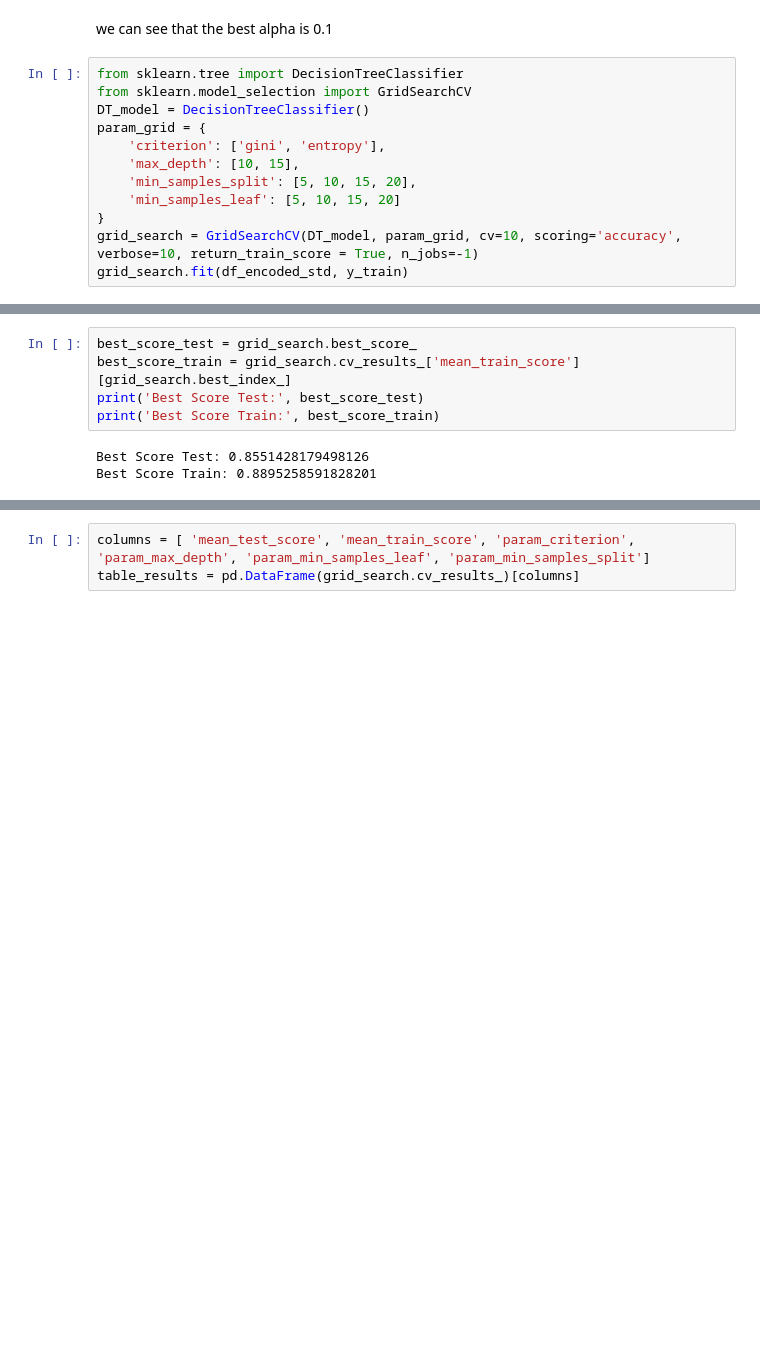
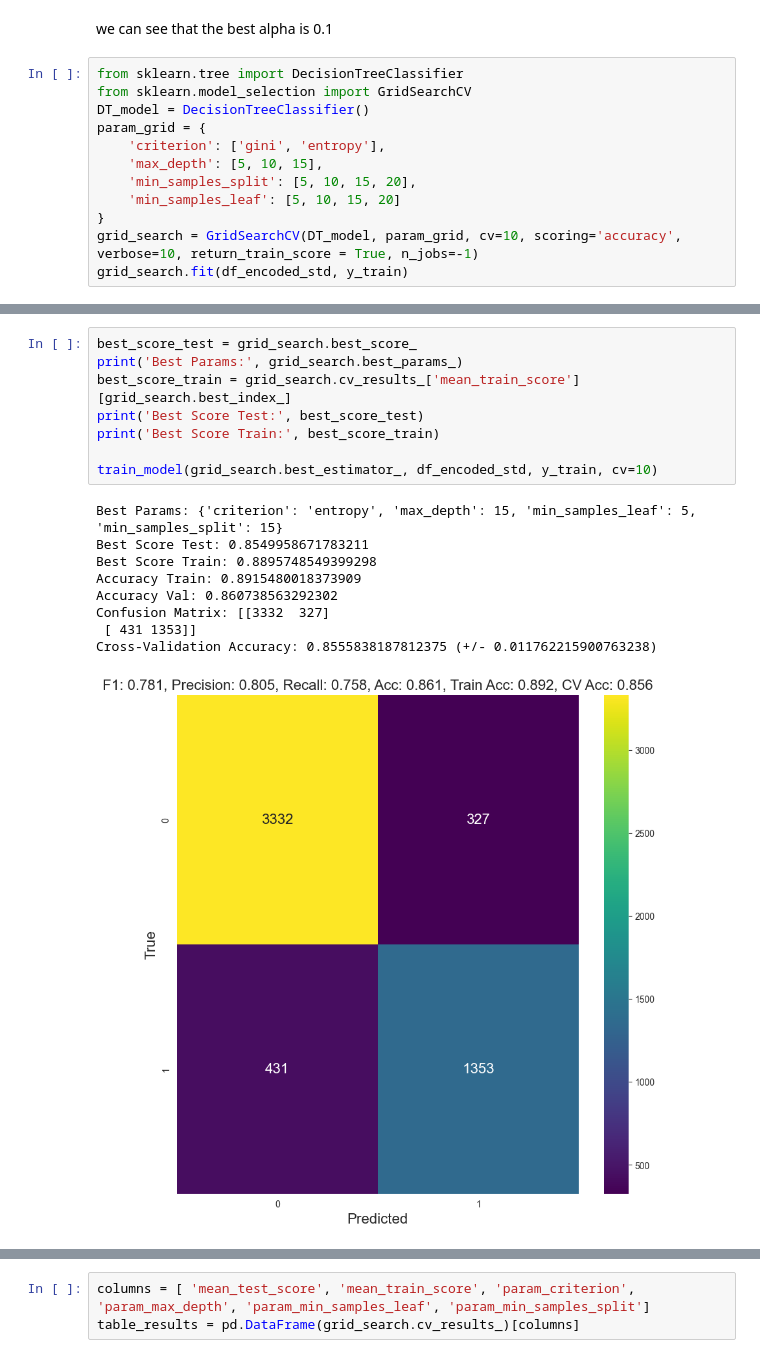
Before and after one commit to almog-sharoni/Data_Mining_Final_Project, a Jupyter notebook: main_notebook.ipynb, the cells around one changed output, grey strips where cells are left out. Cells and saved outputs as stored; diff of their text form; blank space fills up the shorter version.

```diff
--- a/main_notebook.ipynb
+++ b/main_notebook.ipynb
@@ -1097,7 +1135,7 @@ from sklearn.model_selection import GridSearchCV
 DT_model = DecisionTreeClassifier()
 param_grid = {
     'criterion': ['gini', 'entropy'],
-    'max_depth': [10, 15],
+    'max_depth': [5, 10, 15],
     'min_samples_split': [5, 10, 15, 20],
     'min_samples_leaf': [5, 10, 15, 20]
 }
@@ -1113,9 +1151,19 @@ GridSearchCV(cv=10, estimator=DecisionTreeClassifier(), n_jobs=-1,
              return_train_score=True, scoring='accuracy', verbose=10)
 # %%
 best_score_test = grid_search.best_score_
+print('Best Params:', grid_search.best_params_)
 best_score_train = grid_search.cv_results_['mean_train_score'][grid_search.best_index_]
 print('Best Score Test:', best_score_test)
 print('Best Score Train:', best_score_train)
+
+train_model(grid_search.best_estimator_, df_encoded_std, y_train, cv=10)
 # %% [output]
-Best Score Test: 0.8551428179498126
-Best Score Train: 0.8895258591828201
+Best Params: {'criterion': 'entropy', 'max_depth': 15, 'min_samples_leaf': 5, 'min_samples_split': 15}
+Best Score Test: 0.8549958671783211
+Best Score Train: 0.8895748549399298
+Accuracy Train: 0.8915480018373909
+Accuracy Val: 0.860738563292302
+Confusion Matrix: [[3332  327]
+ [ 431 1353]]
+Cross-Validation Accuracy: 0.8555838187812375 (+/- 0.011762215900763238)
+[figure, added]
```
Also changed, not shown: parts of 37 cells of this notebook.
